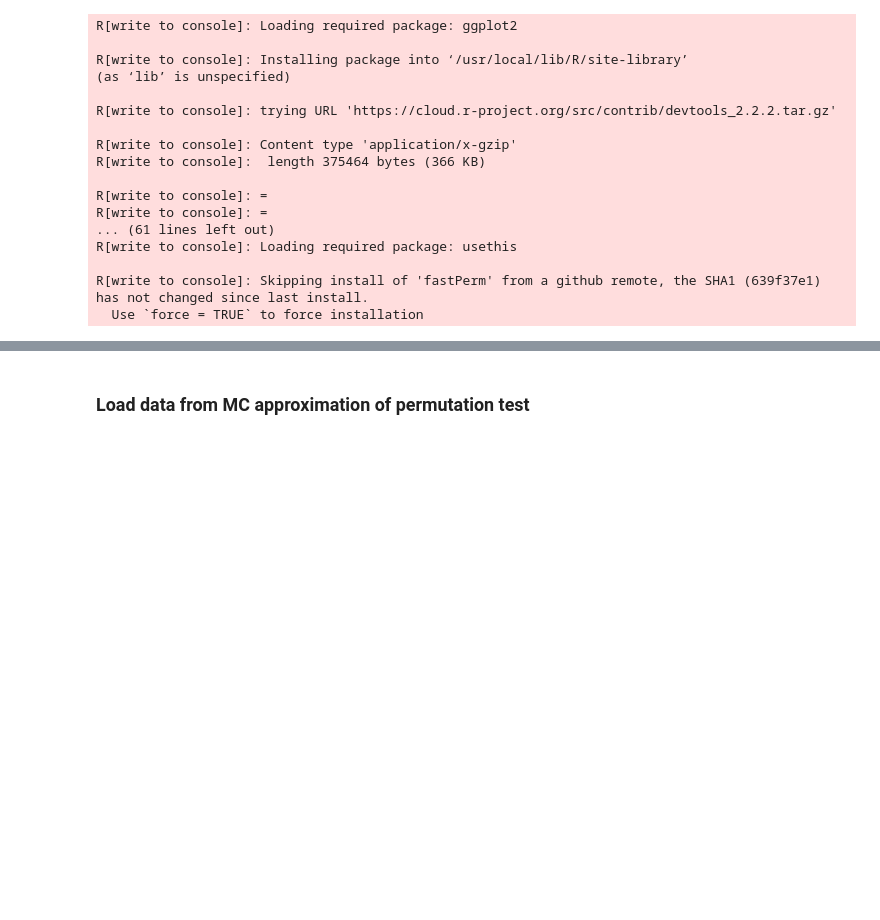
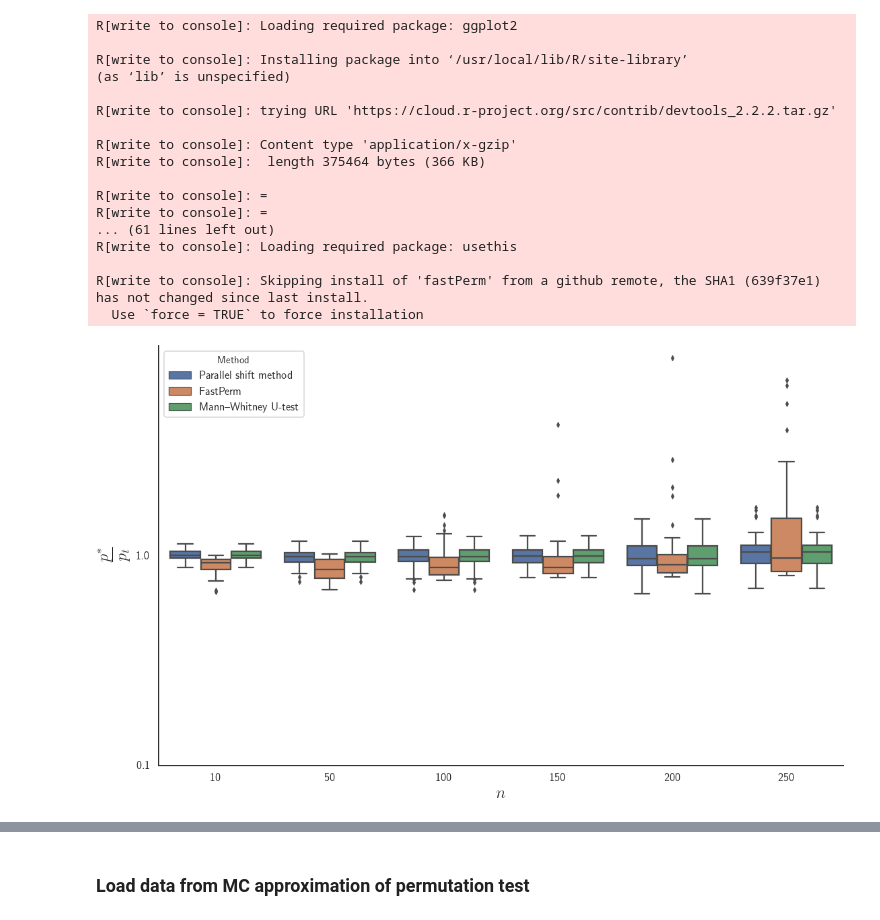
Before and after one commit to statisticalbiotechnology/parallelPermutationTest, a Jupyter notebook: Comparison 2 Accuracy-Copy1.ipynb, the cells around one changed output, grey strips where cells are left out. Saved outputs shown, nothing was run; the diff lists cells and outputs as text; code cells hidden in the pictures; blank space fills up the shorter version.

Commit message:
frac accuracy plots (fixed y-labe)

```diff
--- a/Comparison 2 Accuracy-Copy1.ipynb
+++ b/Comparison 2 Accuracy-Copy1.ipynb
@@ -133,8 +140,12 @@ def relError(Data):
     errorDict["fpList"] = list()
     errorDict["mwuList"] = list()
     for P_fp, P_e, P_t, P_mw in zip(p_fp_list, pe_list, pt_list, pmw_list):
-        errorDict["fpList"].append(abs(P_fp - P_t) / P_t)
-        errorDict["eList"].append(abs(P_e - P_t) / P_t)
-        errorDict["mwuList"].append(abs(P_mw - P_t) / P_t)
+        print(P_fp)
+        print(P_e)
+        print(P_t)
+        print(P_mw)
+        errorDict["fpList"].append((P_fp - P_t) / P_t)
+        errorDict["eList"].append((P_e - P_t) / P_t)
+        errorDict["mwuList"].append((P_mw - P_t) / P_t)
     return errorDict
 # %%
@@ -188,0 +229,35 @@ def SNSMultipleboxPlot(errorDictList, Bin, log=False, path=None):
+# %%
+allEerrorList1, allFracList1 = list(), list()
+allMWUList1, allFracMWUList1 = list(), list()
+allFPList1, allFracFPList1 = list(), list()
+for setS in setSize:
+    Anorm0, Bnorm0 = getSynteticData(np.random.normal, mean=0.2, setN=setS,sampleN=50)
+    ptTest  = ttests(Anorm0, Bnorm0)
+
+    peList = exactTest(Anorm0, Bnorm0, bins=30)
+    ExactErrorList = getErrors(peList, ptTest)
+    ExactFracList = getErrors(peList, ptTest, False)
+    allEerrorList1.append(np.log10(np.abs(ExactErrorList)))
+    allFracList1.append(np.log10(ExactFracList))
+
+    pmwList = MWU(Anorm0, Bnorm0)
+    MWUErrorList = getErrors(pmwList, ptTest)
+    MWUFracList = getErrors(peList, ptTest, False)
+    allFracMWUList1.append(np.log10(MWUFracList))
+    allMWUList1.append(np.log10(np.abs(MWUErrorList)))
+
+
+    ptfp = fastPerm(np.array(Anorm0), np.array(Bnorm0))
+    FPErrorList = getErrors(ptfp, ptTest)
+    FPFracList = getErrors(ptfp, ptTest, False)
+    allFPList1.append(np.log10(np.abs(FPErrorList)))
+    allFracFPList1.append(np.log10(FPFracList))
+# %%
+k = 6
+# %%
+SNSMultipleboxPlot(allFracList1[:k], setSize[:k], allFracMWUList1[:k],
+                   allFracFPList1[:k],
+                   relError=False,
+                   path="./figures/accuracy/mean_1")
+# %% [output]
+[figure, added]
```
Also changed, not shown: parts of 26 cells of this notebook.
